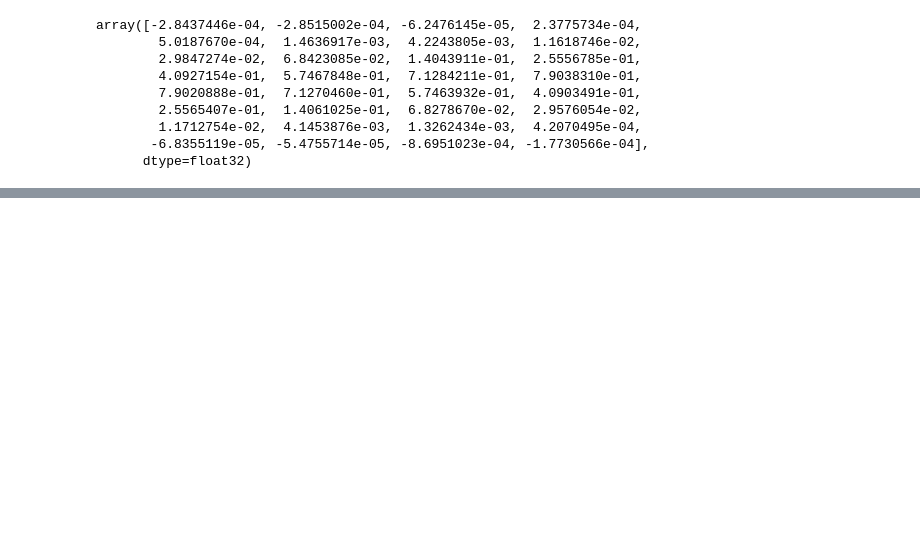
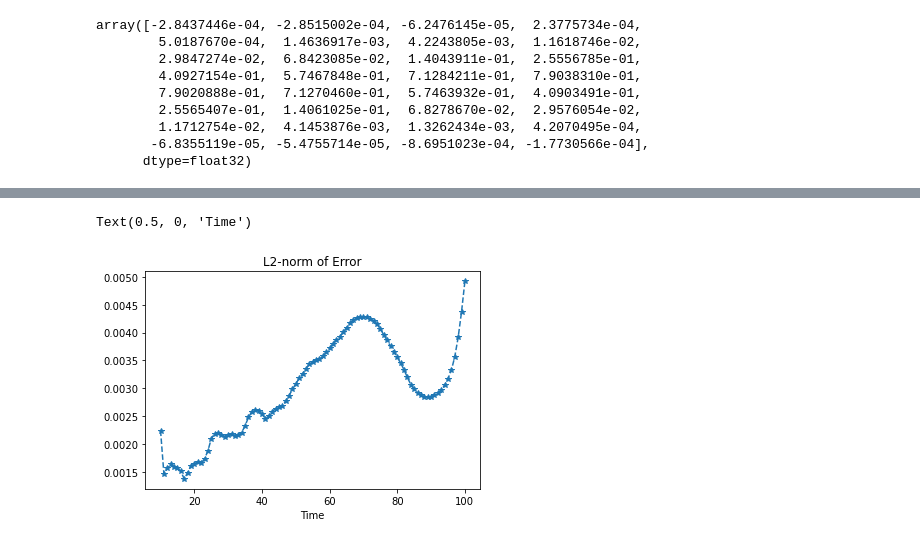
Before and after one commit to nnnpooh/pfc-ml, a Jupyter notebook: T04 - ConvLSTM.ipynb, the cells around one changed output, grey strips where cells are left out. Saved outputs shown, nothing was run; the diff lists cells and outputs as text; code cells hidden in the pictures; blank space fills up the shorter version.

```diff
--- a/T04 - ConvLSTM.ipynb
+++ b/T04 - ConvLSTM.ipynb
@@ -168,0 +222,16 @@ def self_predict()
+# %%
+xp = np.arange(nSeq,tFinal+1)
+errL2 = list()
+for t in range(y.shape[0]):
+    yPFC = y[t,:]
+    yML = yPred[t,:]
+    errL2.append(np.linalg.norm(yPFC-yML))
+errL2 = np.array(errL2)
+
+fig, ax = plt.subplots()
+ax.plot(xp, errL2,'--*')
+ax.set_title(r'L2-norm of Error')
+ax.set_xlabel('Time')
+# %% [output]
+Text(0.5, 0, 'Time')
+[figure, added]
```
Also changed, not shown: parts of 9 cells of this notebook.
